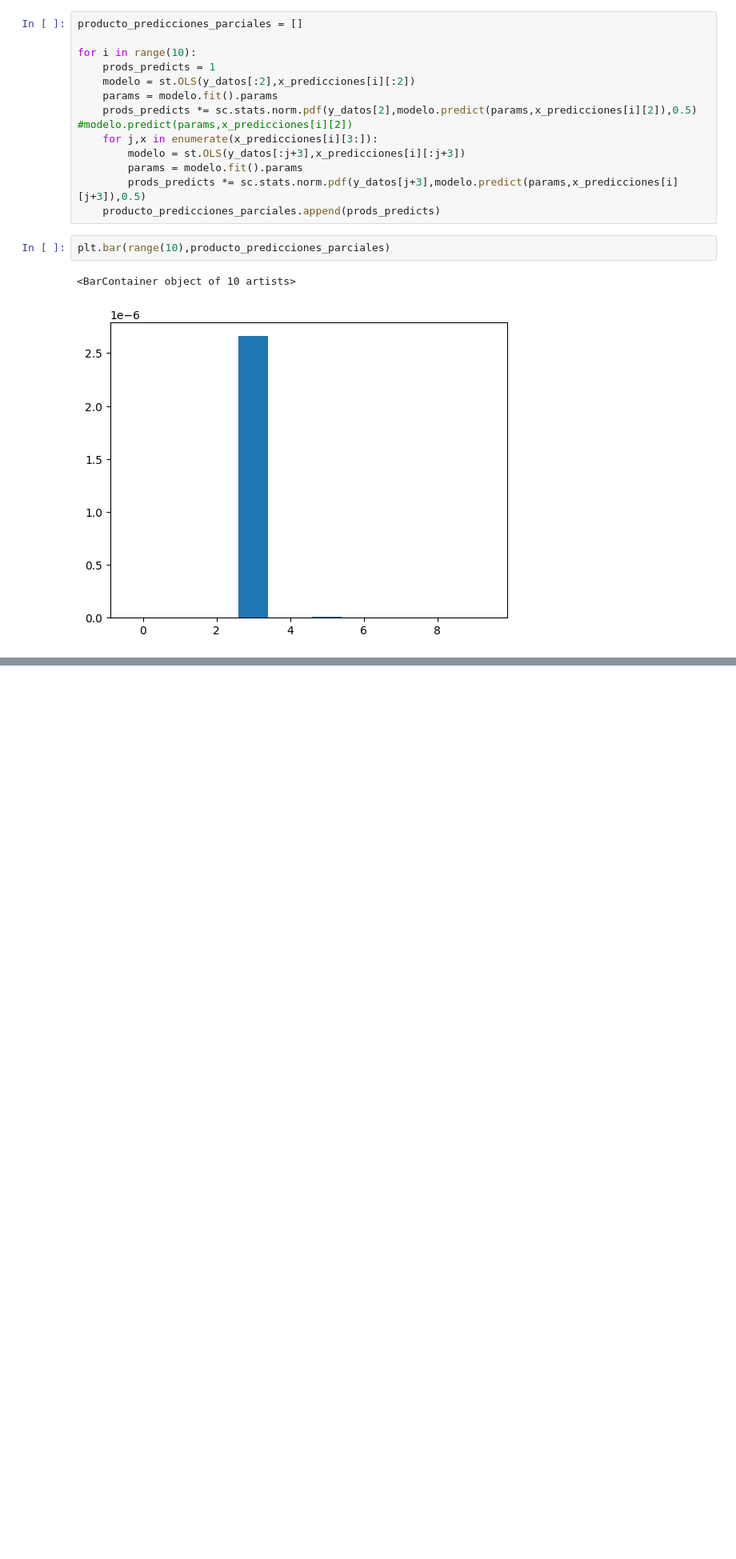
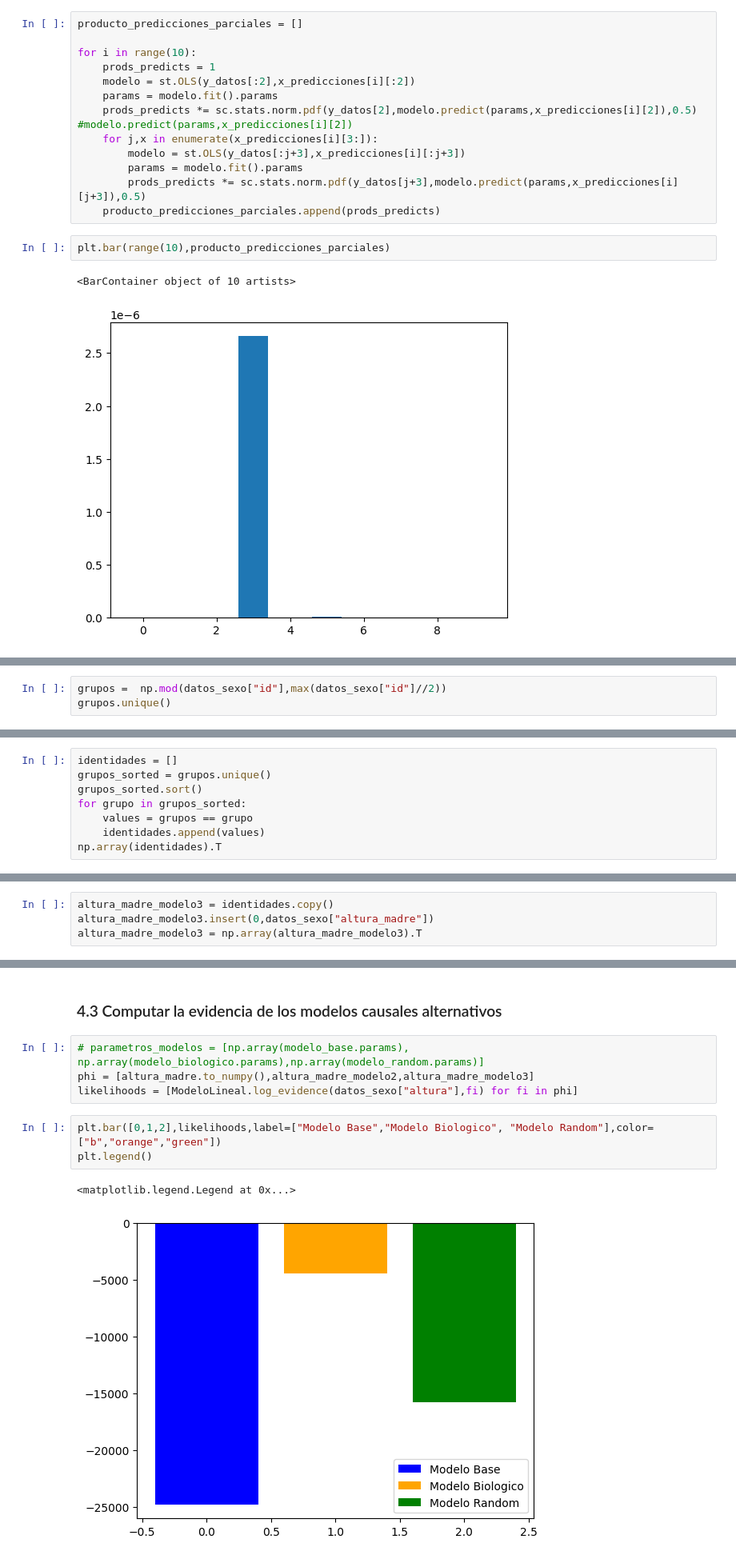
Before and after one commit to ulrich-marcelo/Inferencia-Bayesiana-Causal, a Jupyter notebook: Practicas/Unidad 1/guia1.ipynb, the cells around one changed output, grey strips where cells are left out. Shown: that part at 80% size. Saved outputs shown, nothing was run; the diff lists cells and outputs as text; blank space fills up the shorter version.

```diff
--- a/Practicas/Unidad 1/guia1.ipynb
+++ b/Practicas/Unidad 1/guia1.ipynb
@@ -503,0 +585,3 @@ plt.bar(range(10),producto_predicciones_parciales)
+# %%
+grupos =  np.mod(datos_sexo["id"],max(datos_sexo["id"]//2))
+grupos.unique()
@@ -503,0 +591,8 @@ plt.bar(range(10),producto_predicciones_parciales)
+# %%
+identidades = []
+grupos_sorted = grupos.unique()
+grupos_sorted.sort()
+for grupo in grupos_sorted:
+    values = grupos == grupo
+    identidades.append(values)
+np.array(identidades).T
@@ -503,0 +607,4 @@ plt.bar(range(10),producto_predicciones_parciales)
+# %%
+altura_madre_modelo3 = identidades.copy()
+altura_madre_modelo3.insert(0,datos_sexo["altura_madre"])
+altura_madre_modelo3 = np.array(altura_madre_modelo3).T
@@ -503,0 +633,12 @@ plt.bar(range(10),producto_predicciones_parciales)
+# %% [markdown]
+### 4.3 Computar la evidencia de los modelos causales alternativos
+# %%
+# parametros_modelos = [np.array(modelo_base.params), np.array(modelo_biologico.params),np.array(modelo_random.params)]
+phi = [altura_madre.to_numpy(),altura_madre_modelo2,altura_madre_modelo3]
+likelihoods = [ModeloLineal.log_evidence(datos_sexo["altura"],fi) for fi in phi]
+# %%
+plt.bar([0,1,2],likelihoods,label=["Modelo Base","Modelo Biologico", "Modelo Random"],color=["b","orange","green"])
+plt.legend()
+# %% [output]
+<matplotlib.legend.Legend at 0x...>
+[figure, added]
```
Also changed, not shown: parts of 52 cells of this notebook, 1 other file.
